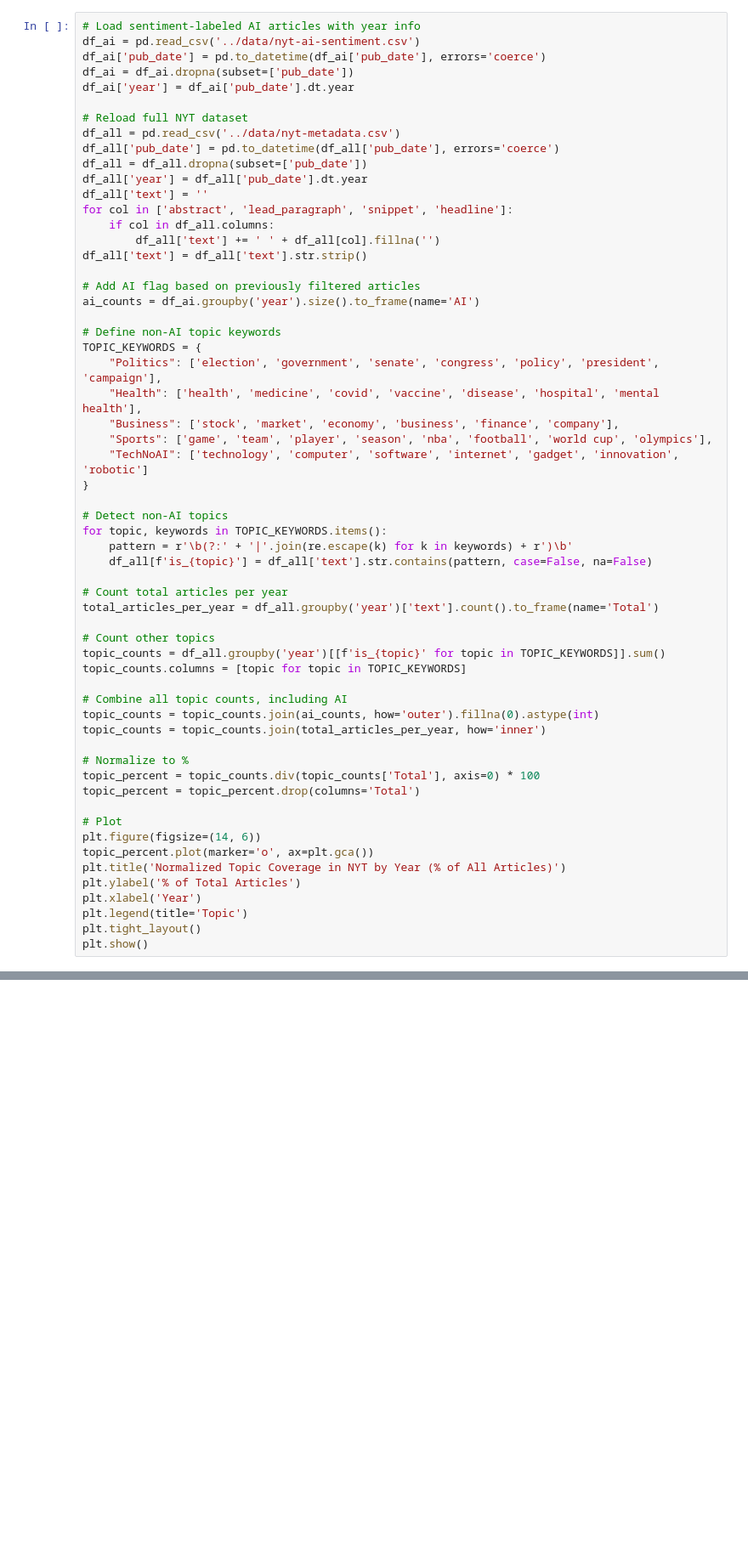
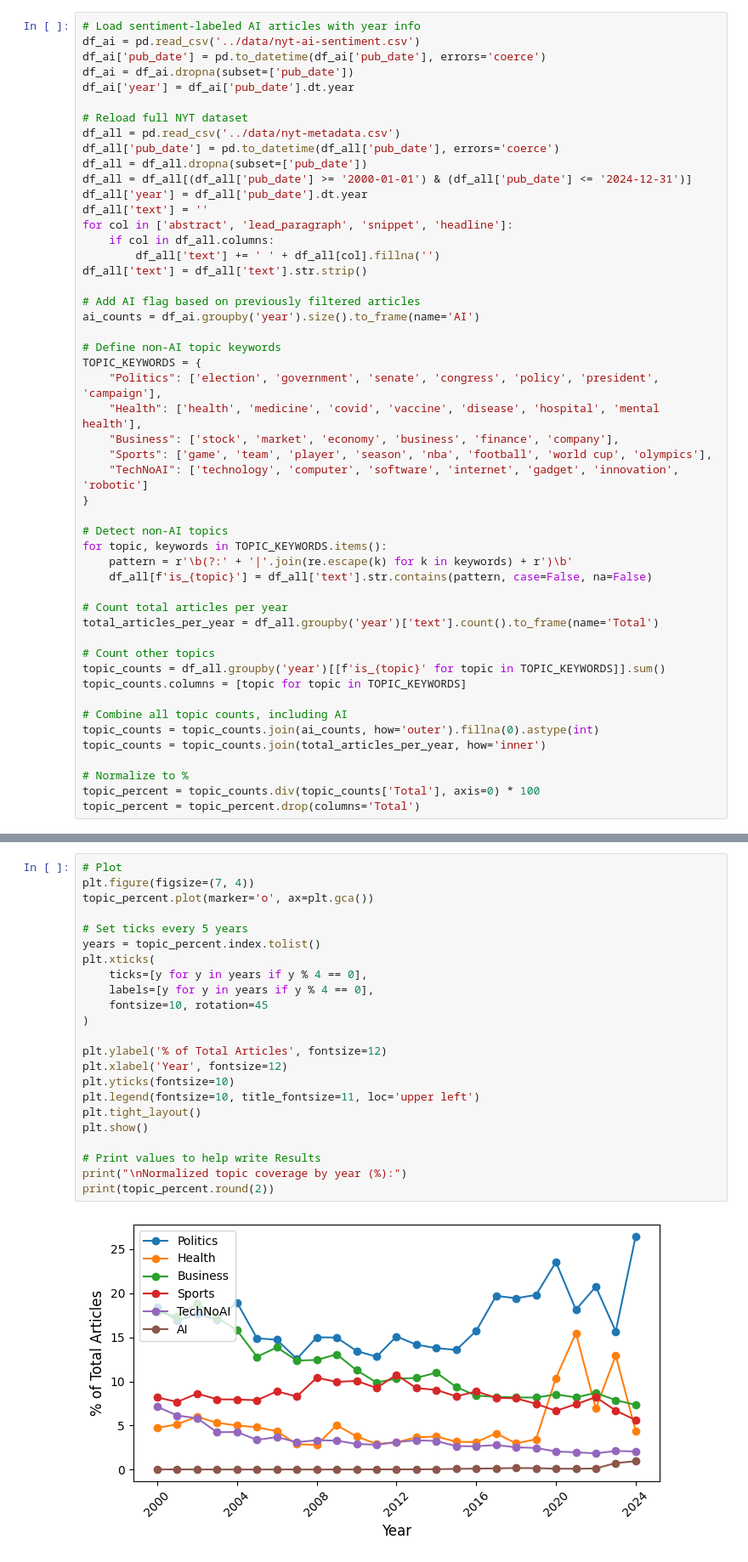
Before and after one commit to bogdanmois23/nyt-ai-sentiment-analysis, a Jupyter notebook: analysis/nyt_analysis.ipynb, the cells around one changed output, grey strips where cells are left out. Shown at 85% size. Saved outputs shown, nothing was run; the diff lists cells and outputs as text; blank space fills up the shorter version.

```diff
--- a/analysis/nyt_analysis.ipynb
+++ b/analysis/nyt_analysis.ipynb
@@ -188,6 +313,7 @@ df_ai['year'] = df_ai['pub_date'].dt.year
 df_all = pd.read_csv('../data/nyt-metadata.csv')
 df_all['pub_date'] = pd.to_datetime(df_all['pub_date'], errors='coerce')
 df_all = df_all.dropna(subset=['pub_date'])
+df_all = df_all[(df_all['pub_date'] >= '2000-01-01') & (df_all['pub_date'] <= '2024-12-31')]
 df_all['year'] = df_all['pub_date'].dt.year
 df_all['text'] = ''
 for col in ['abstract', 'lead_paragraph', 'snippet', 'headline']:
@@ -226,13 +352,3 @@ topic_counts = topic_counts.join(total_articles_per_year, how='inner')
 # Normalize to %
 topic_percent = topic_counts.div(topic_counts['Total'], axis=0) * 100
 topic_percent = topic_percent.drop(columns='Total')
-
-# Plot
-plt.figure(figsize=(14, 6))
-topic_percent.plot(marker='o', ax=plt.gca())
-plt.title('Normalized Topic Coverage in NYT by Year (% of All Articles)')
-plt.ylabel('% of Total Articles')
-plt.xlabel('Year')
-plt.legend(title='Topic')
-plt.tight_layout()
-plt.show()
@@ -240,0 +355,25 @@ plt.show()
+# %%
+# Plot
+plt.figure(figsize=(7, 4))
+topic_percent.plot(marker='o', ax=plt.gca())
+
+# Set ticks every 5 years
+years = topic_percent.index.tolist()
+plt.xticks(
+    ticks=[y for y in years if y % 4 == 0],
+    labels=[y for y in years if y % 4 == 0],
+    fontsize=10, rotation=45
+)
+
+plt.ylabel('% of Total Articles', fontsize=12)
+plt.xlabel('Year', fontsize=12)
+plt.yticks(fontsize=10)
+plt.legend(fontsize=10, title_fontsize=11, loc='upper left')
+plt.tight_layout()
+plt.show()
+
+# Print values to help write Results
+print("\nNormalized topic coverage by year (%):")
+print(topic_percent.round(2))
+# %% [output]
+[figure, added]
```
Also changed, not shown: parts of 5 cells of this notebook.
